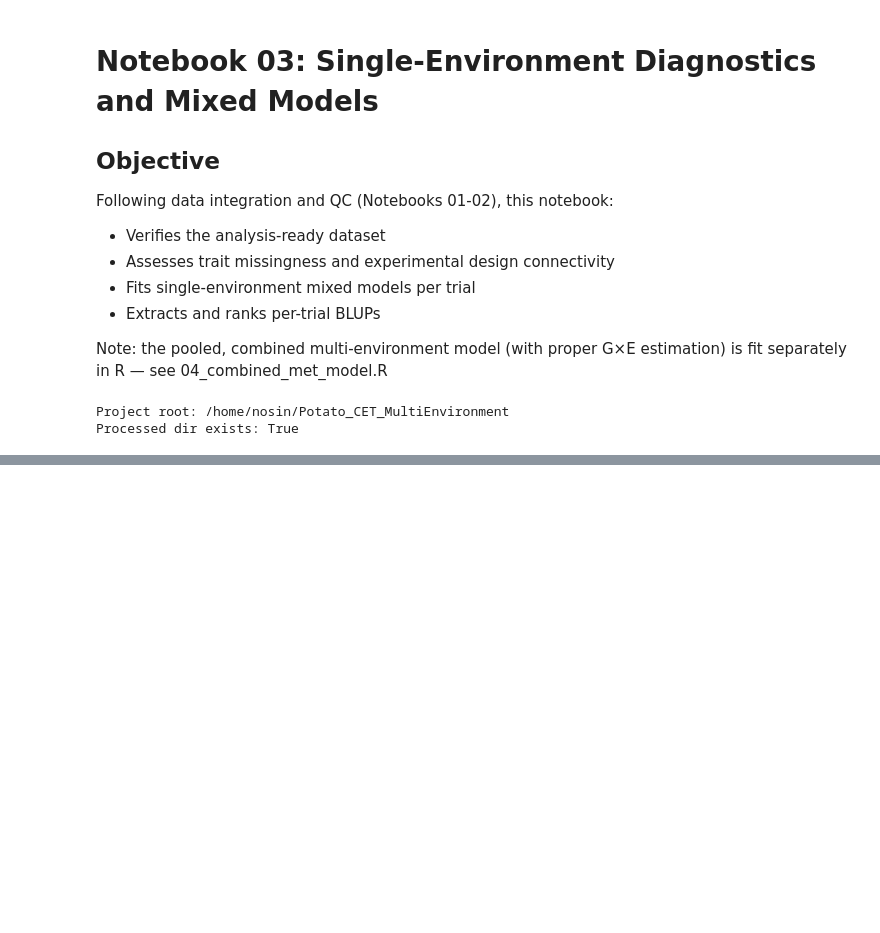
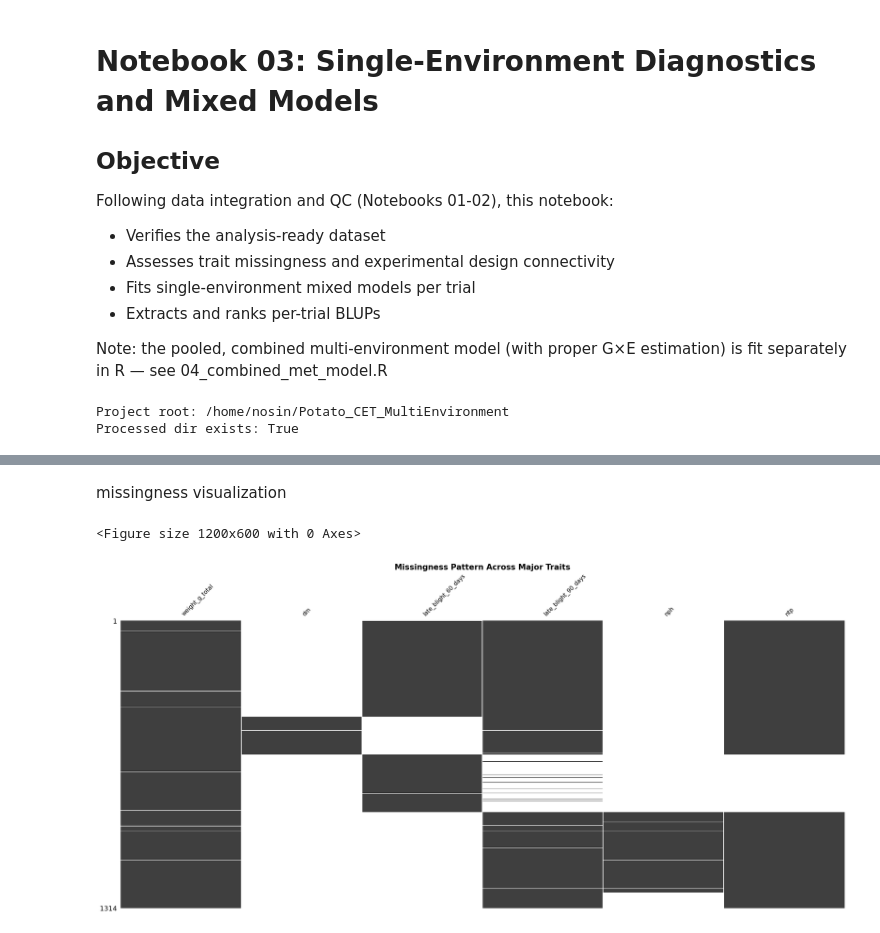
Before and after one commit to Adungosimary/Potato_CET_MultiEnvironment, a Jupyter notebook: scripts/03_single_env_diagnostics.ipynb, the cells around one changed output, grey strips where cells are left out. Cells and saved outputs as stored; diff of their text form; code cells hidden in the pictures; blank space fills up the shorter version.

```diff
--- a/scripts/03_single_env_diagnostics.ipynb
+++ b/scripts/03_single_env_diagnostics.ipynb
@@ -49,0 +101,13 @@ FileNotFoundError: [Errno 2] No such file or directory: '/home/nosin/Potato_CET_
+# %%
+traits = ["weight_g_total", "dm", "late_blight_60_days", "late_blight_90_days", "nph", "ntp"]
+
+missing_summary = (
+    master[traits]
+    .isna()
+    .agg(["sum", "count"])
+    .T
+    .rename(columns={"sum": "Missing", "count": "Total"})
+)
+missing_summary["Available"] = missing_summary["Total"] - missing_summary["Missing"]
+missing_summary["Percent Missing"] = 100 * missing_summary["Missing"] / missing_summary["Total"]
+missing_summary
@@ -49,0 +122,13 @@ FileNotFoundError: [Errno 2] No such file or directory: '/home/nosin/Potato_CET_
+# %% [markdown]
+missingness visualization
+# %%
+import missingno as msno
+
+plt.figure(figsize=(12,6))
+msno.matrix(master[traits], fontsize=11, sparkline=False)
+plt.title("Missingness Pattern Across Major Traits", fontsize=15, weight="bold")
+plt.savefig(FIGURES_DIR / "missingness_pattern_traits.png", dpi=300, bbox_inches="tight")
+plt.show()
+# %% [output]
+<Figure size 1200x600 with 0 Axes>
+[figure, added]
```
Also changed, not shown: parts of 17 cells of this notebook, 3 other files.
